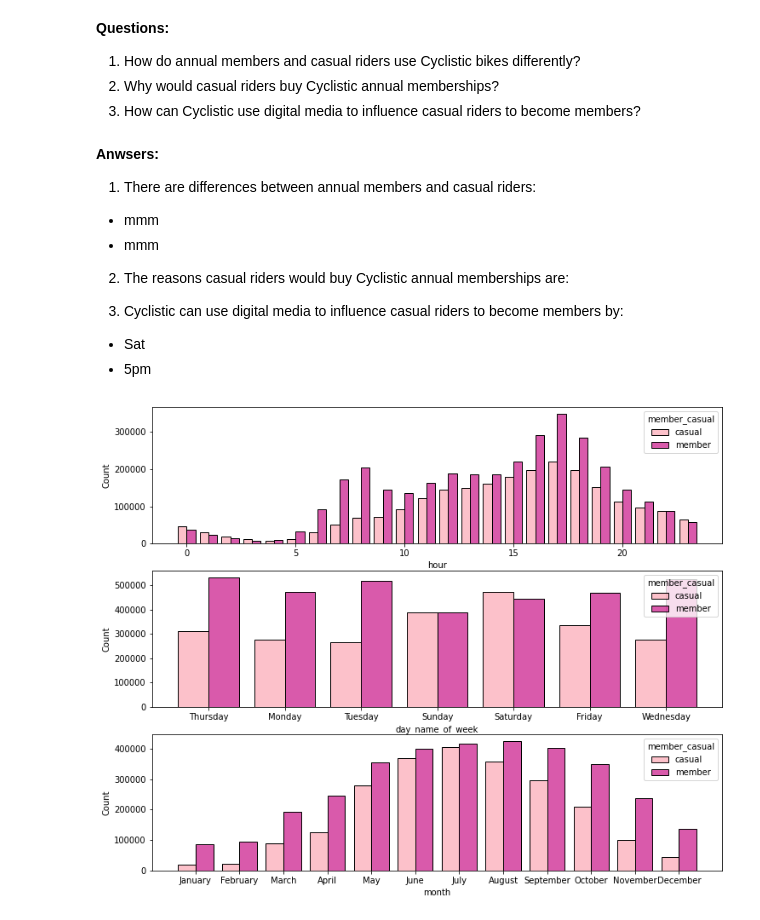
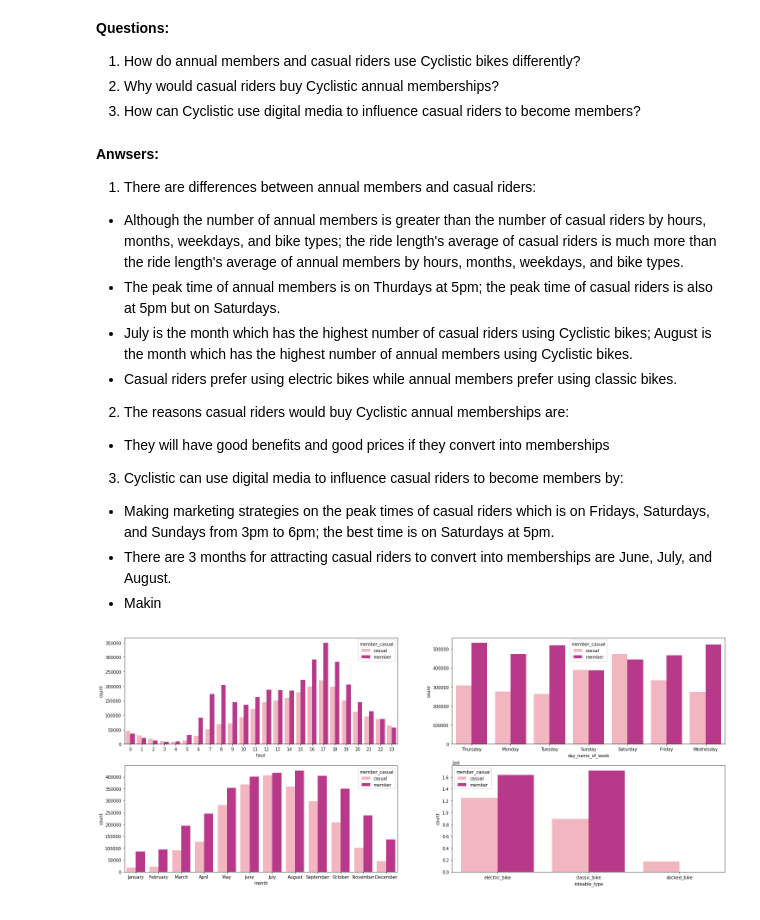
Before and after one commit to vynguyen293/Cyclistic-Bike-Share-Analysis, a Jupyter notebook: Cyclistic-Bike-Share-Analysis.ipynb, the cells around one changed output. Drawn from its saved outputs; the diff is of its cells as text; code cells hidden in the pictures.

```diff
--- a/Cyclistic-Bike-Share-Analysis.ipynb
+++ b/Cyclistic-Bike-Share-Analysis.ipynb
@@ -382,23 +443,29 @@ df.to_csv('clean_data.csv')
 # %% [markdown]
 **Anwsers:**
 1. There are differences between annual members and casual riders:
-- mmm
-- mmm
+- Although the number of annual members is greater than the number of casual riders by hours, months, weekdays, and bike types; the ride length's average of casual riders is much more than the ride length's average of annual members by hours, months, weekdays, and bike types.
+- The peak time of annual members is on Thurdays at 5pm; the peak time of casual riders is also at 5pm but on Saturdays.
+- July is the month which has the highest number of casual riders using Cyclistic bikes; August is the month which has the highest number of annual members using Cyclistic bikes.
+- Casual riders prefer using electric bikes while annual members prefer using classic bikes.
 
 2. The reasons casual riders would buy Cyclistic annual memberships are:
-
+- They will have good benefits and good prices if they convert into memberships
 
 3. Cyclistic can use digital media to influence casual riders to become members by:
-- Sat
-- 5pm
+- Making marketing strategies on the peak times of casual riders which is on Fridays, Saturdays, and Sundays from 3pm to 6pm; the best time is on Saturdays at 5pm.
+- There are 3 months for attracting casual riders to convert into memberships are June, July, and August.
+- Makin
-# %%
-plt.figure(figsize=(12,10))
-plt.subplot(3,1,1)
-sns.histplot(data=df, x='hour', stat='count', discrete=True, hue='member_casual', palette='RdPu', multiple='dodge', shrink=.8)
-plt.subplot(3,1,2)
-sns.histplot(data=df, x='day_name_of_week', stat='count', discrete=True, hue='member_casual', palette='RdPu', multiple='dodge', shrink=.8)
-plt.subplot(3,1,3)
-sns.histplot(data=df, x='month', stat='count', discrete=True, hue='member_casual', palette='RdPu', multiple='dodge', shrink=.8)
-plt.show()
-# %% [output]
-[figure, removed]
+# %%
+# Summarizing the Number of Visualizations
+plt.figure(figsize=(25,10))
+plt.subplot(2,2,1)
+sns.countplot(data=df, x='hour', hue='member_casual', palette='RdPu')
+plt.subplot(2,2,2)
+sns.countplot(data=df, x='day_name_of_week', hue='member_casual', palette='RdPu')
+plt.subplot(2,2,3)
+sns.countplot(data=df, x='month', hue='member_casual', palette='RdPu')
+plt.subplot(2,2,4)
+sns.countplot(data=df, x='rideable_type', hue='member_casual', palette='RdPu')
+plt.show()
+# %% [output]
+[figure, added]
```
Also changed, not shown: parts of 32 cells of this notebook.
